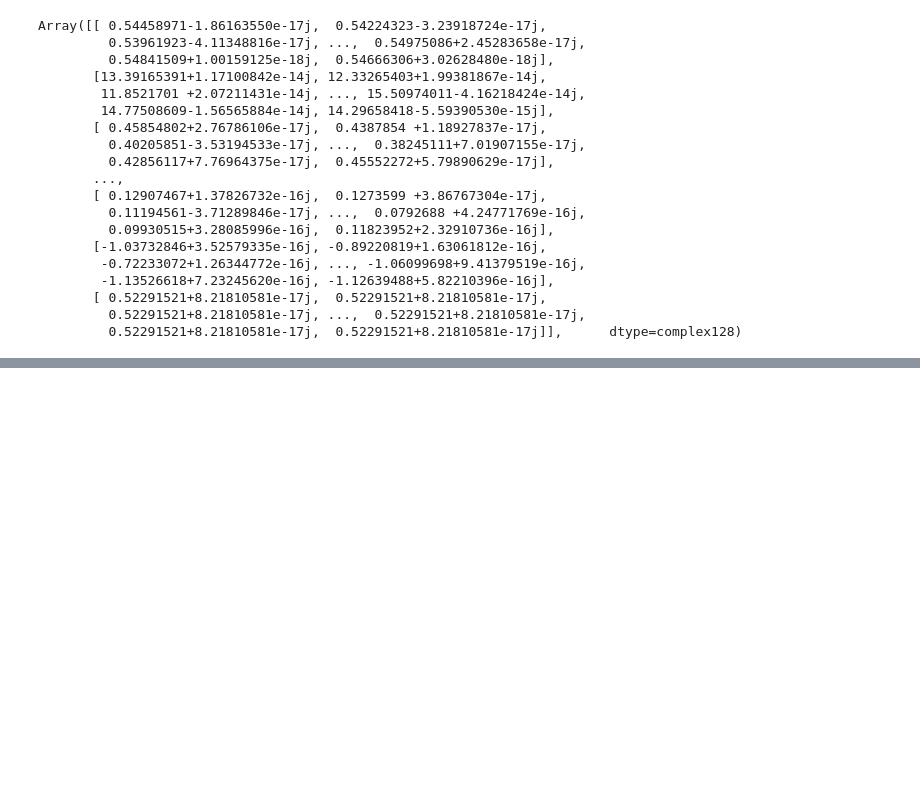
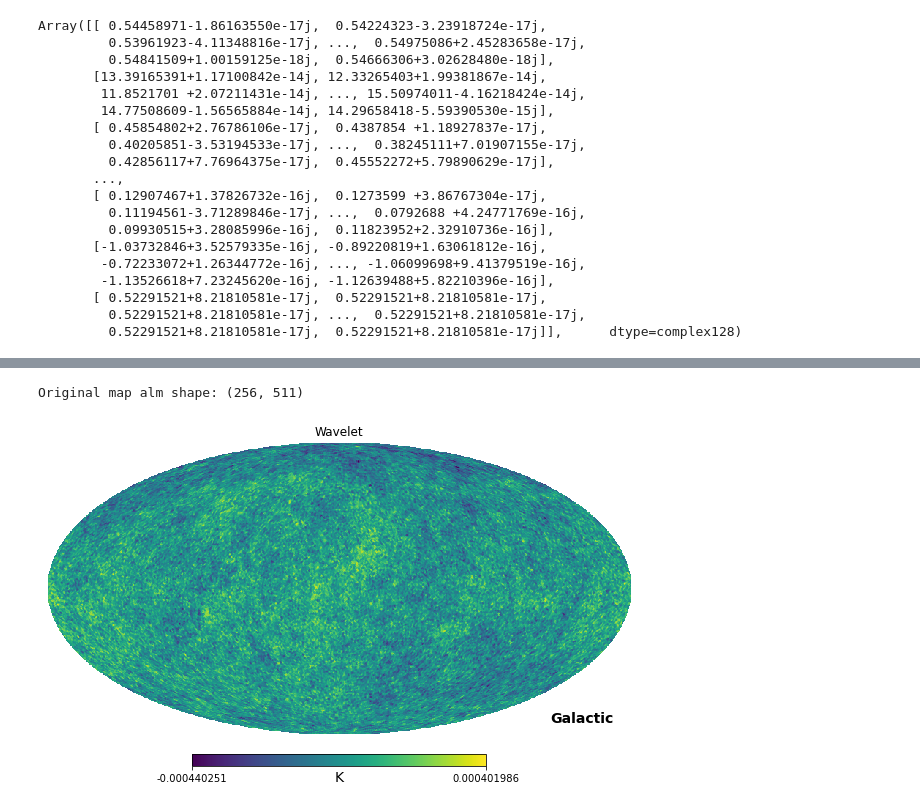
Before and after one commit to CodefromMax/CMB_plot, a Jupyter notebook: code/generate_wavelets.ipynb, the cells around one changed output, grey strips where cells are left out. Drawn from its saved outputs; the diff is of its cells as text; code cells hidden in the pictures; blank space fills up the shorter version.

```diff
--- a/code/generate_wavelets.ipynb
+++ b/code/generate_wavelets.ipynb
@@ -337,0 +403,6 @@ Array([[ 0.54458971-1.86163550e-17j,  0.54224323-3.23918724e-17j,
+# %%
+new_MW_Pix_1 = s2wav.synthesis(wavelet_coeffs, L = L_max, f_scal = scaling_coeffs, filters = filter, N = 1)
+visualize_wavelet_coefficient_map(new_MW_Pix_1, "Wavelet", "")
+# %% [output]
+Original map alm shape: (256, 511)
+[figure, added]
```
Also changed, not shown: parts of 2 cells of this notebook, 1 other file.
